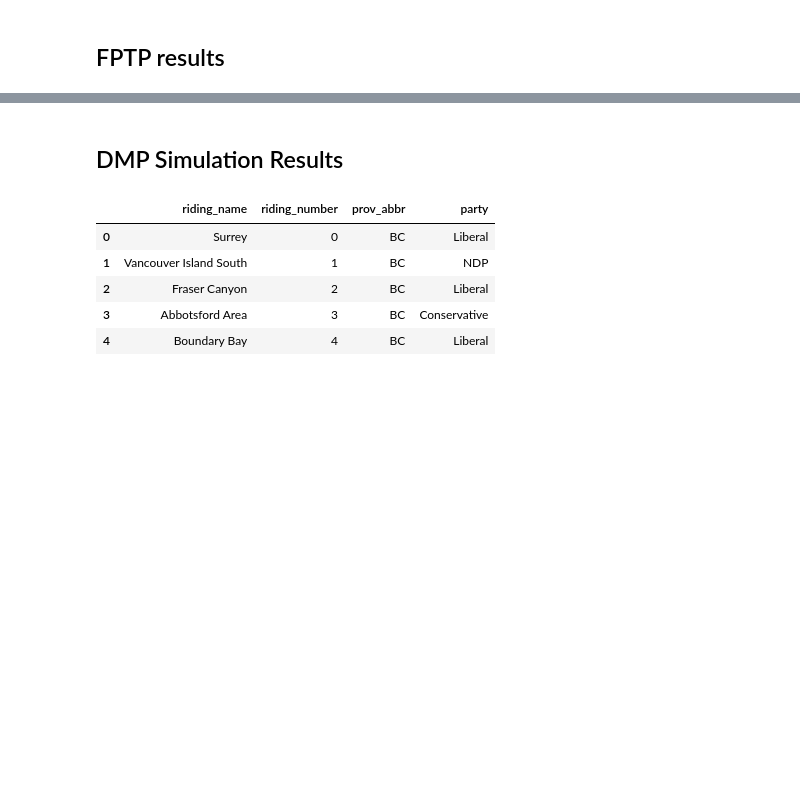
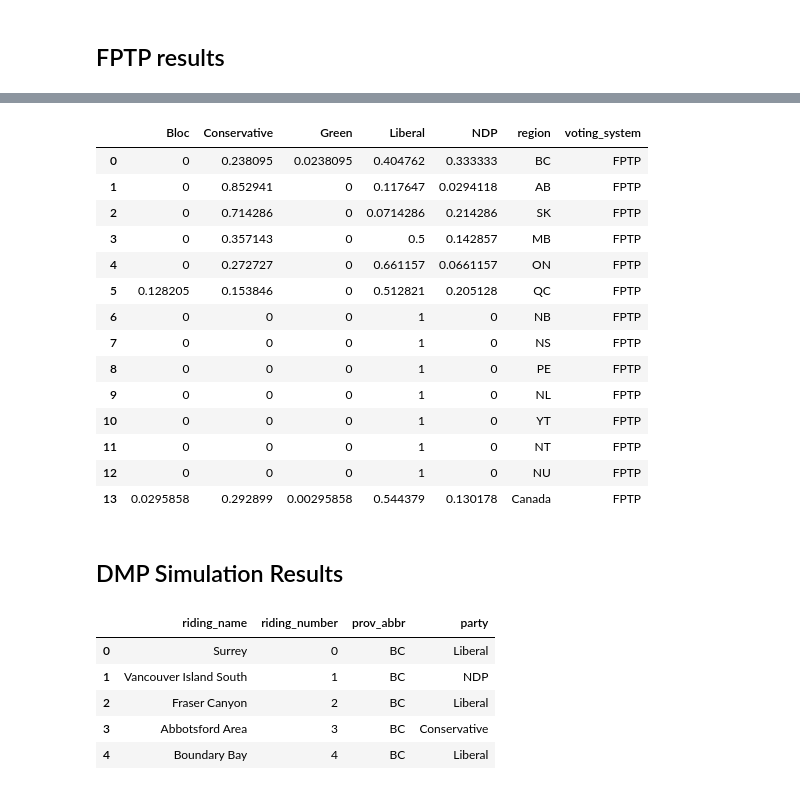
Before and after one commit to smcmurtry/electoral_reform, a Jupyter notebook: python/data_munging.ipynb, the cells around one changed output, grey strips where cells are left out. Cells and saved outputs as stored; diff of their text form; code cells hidden in the pictures; blank space fills up the shorter version.

```diff
--- a/python/data_munging.ipynb
+++ b/python/data_munging.ipynb
@@ -50,4 +128,4 @@ prov_dict = {'Newfoundland and Labrador/Terre-Neuve-et-Labrador': 'NL',
              'Saskatchewan': 'SK'
             }
 # %%
-df['prov_abbr'] = df['prov'].map(prov_dict)
+fptp['prov_abbr'] = fptp['prov'].map(prov_dict)
@@ -60,5 +138,5 @@ del df['prov']
 # %%
-df['region_number'] = df['prov_abbr'].map(lambda x: provs.index(x))
+fptp['region_number'] = fptp['prov_abbr'].map(lambda x: provs.index(x))
 # %%
-df['seat_type'] = ['local']*len(df)
+fptp['seat_type'] = ['local']*len(fptp)
 # %%
@@ -66,3 +144,23 @@ df.to_csv('../web/data/fptp_clean.csv', index=None)
+# %%
+fptp2 = create_summary_df(fptp, 'FPTP')
+# %%
+fptp2
+# %% [output]
+|  | Bloc | Conservative | Green | Liberal | NDP | region | voting_system |
+| 0 | 0 | 0.238095 | 0.0238095 | 0.404762 | 0.333333 | BC | FPTP |
+| 1 | 0 | 0.852941 | 0 | 0.117647 | 0.0294118 | AB | FPTP |
+| 2 | 0 | 0.714286 | 0 | 0.0714286 | 0.214286 | SK | FPTP |
+| 3 | 0 | 0.357143 | 0 | 0.5 | 0.142857 | MB | FPTP |
+| 4 | 0 | 0.272727 | 0 | 0.661157 | 0.0661157 | ON | FPTP |
+| 5 | 0.128205 | 0.153846 | 0 | 0.512821 | 0.205128 | QC | FPTP |
+| 6 | 0 | 0 | 0 | 1 | 0 | NB | FPTP |
+| 7 | 0 | 0 | 0 | 1 | 0 | NS | FPTP |
+| 8 | 0 | 0 | 0 | 1 | 0 | PE | FPTP |
+| 9 | 0 | 0 | 0 | 1 | 0 | NL | FPTP |
+| 10 | 0 | 0 | 0 | 1 | 0 | YT | FPTP |
+| 11 | 0 | 0 | 0 | 1 | 0 | NT | FPTP |
+| 12 | 0 | 0 | 0 | 1 | 0 | NU | FPTP |
+| 13 | 0.0295858 | 0.292899 | 0.00295858 | 0.544379 | 0.130178 | Canada | FPTP |
 # %% [markdown]
 ## DMP Simulation Results
 # %%
```
Also changed, not shown: parts of 42 cells of this notebook, 7 other files.
